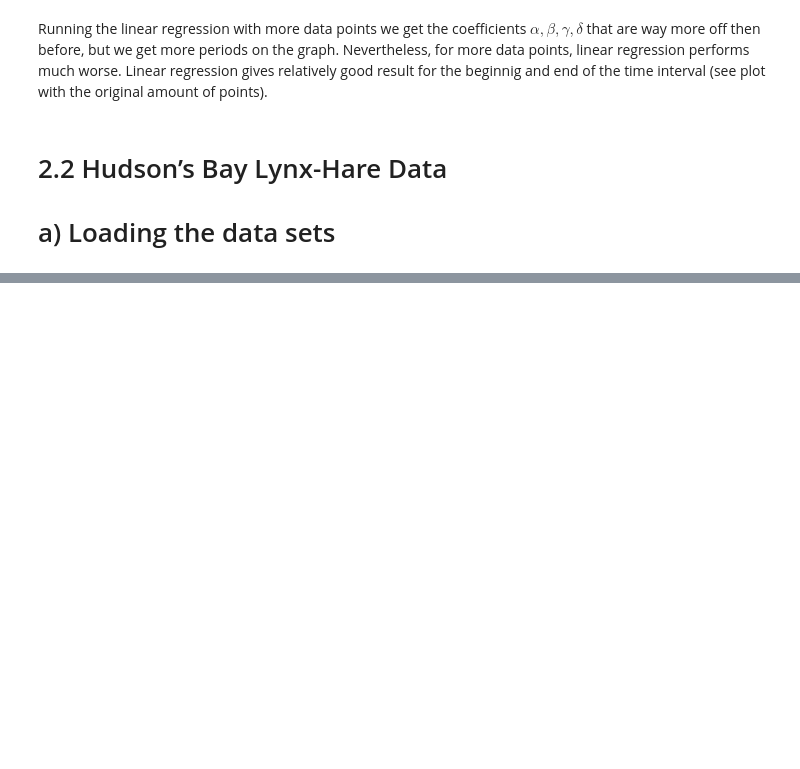
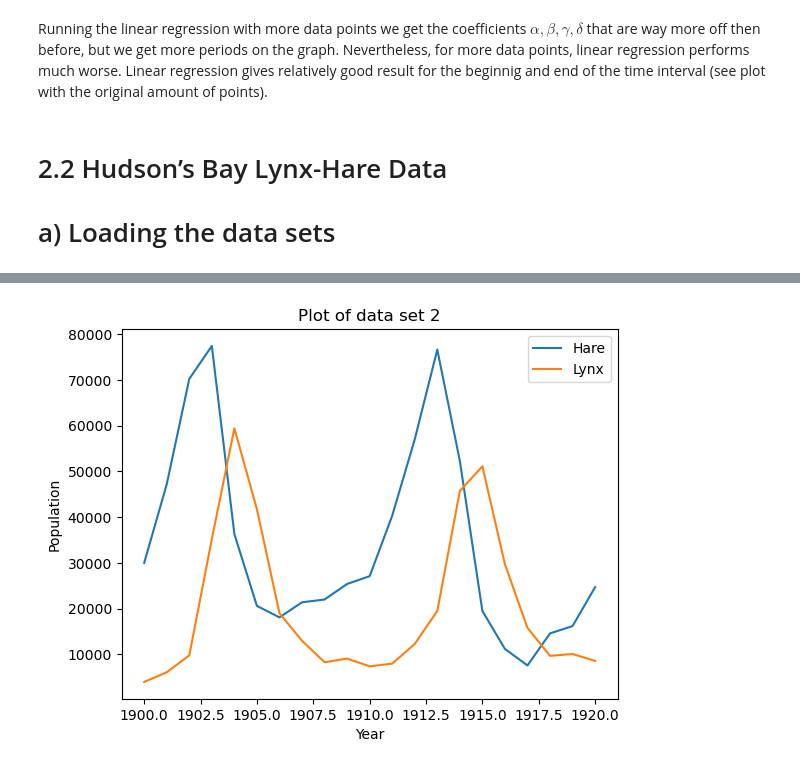
Before and after one commit to HannaKarwowska/Scientific-Machine-Learning-PSI-2026, a Jupyter notebook: Homework/My Homeworks 2/HW2_Hanna.ipynb, the cells around one changed output, grey strips where cells are left out. Cells and saved outputs as stored; diff of their text form; code cells hidden in the pictures; blank space fills up the shorter version.

```diff
--- a/Homework/My Homeworks 2/HW2_Hanna.ipynb
+++ b/Homework/My Homeworks 2/HW2_Hanna.ipynb
@@ -486,0 +514,17 @@ Running the linear regression with more data points we get the coefficients $\al
+# %%
+#Plot data set 2
+
+fig, ax = plt.subplots()
+
+ax.plot(data_set2["year"], data_set2["hare"], label="Hare")
+ax.plot(data_set2["year"], data_set2["lynx"], label="Lynx")
+
+ax.set_xlabel("Year")
+ax.set_ylabel("Population")
+ax.legend()
+
+ax.set_title("Plot of data set 2")
+fig.savefig("Plot_data_set2.png")
+plt.show()
+# %% [output]
+[figure, added]
```
Also changed, not shown: parts of 5 cells of this notebook, 3 other files.
